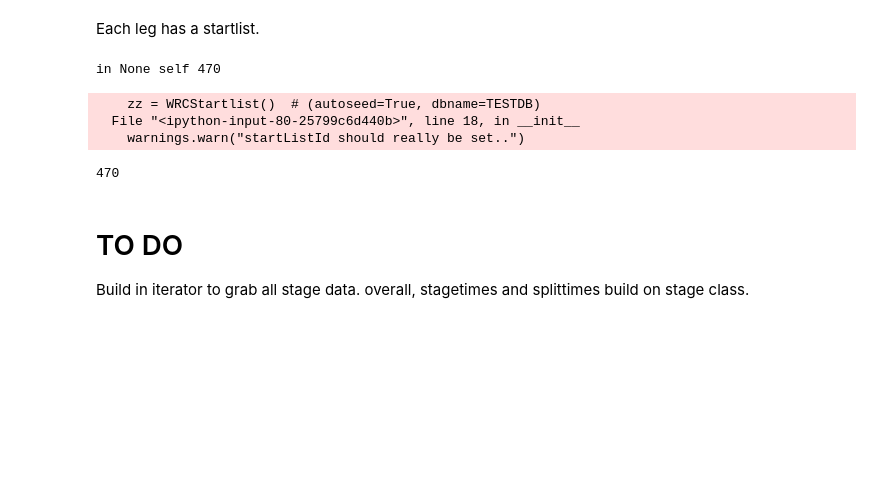
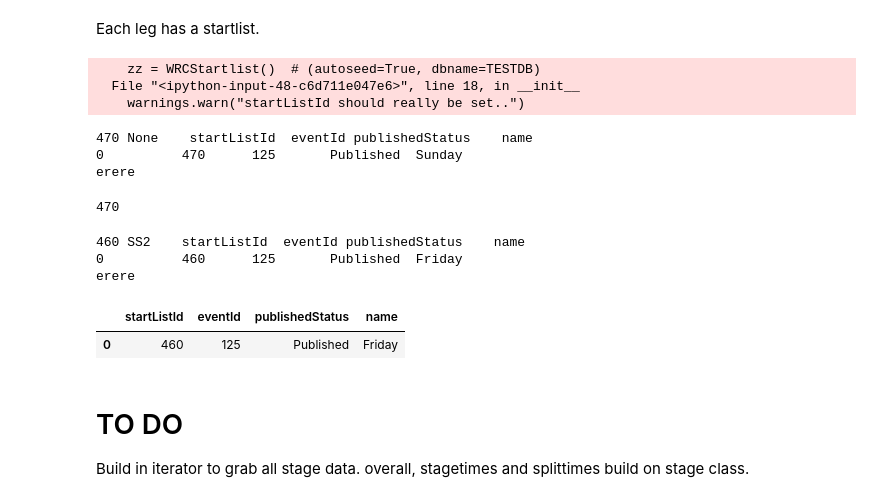
Before and after one commit to psychemedia/WRC_sketches, a Jupyter notebook: doodles/WRC_2020.ipynb, the cells around one changed output. Saved outputs shown, nothing was run; the diff lists cells and outputs as text; code cells hidden in the pictures; blank space fills up the shorter version.

Commit message:
FIx broken logic trying to handle ambiguous startListId

```diff
--- a/doodles/WRC_2020.ipynb
+++ b/doodles/WRC_2020.ipynb
@@ -915,7 +916,7 @@ class WRCStartlist(WRCItinerary):
         """Return a startlistId or look one up."""
         self._checkItinerary()
 
-        if not startListId:
+        if not startListId or not _jsInt(startListId):
             # TO DO - Should we do this?
             #self.startListId = int(self.legs.loc[0, 'startListId'])
             self.startListId = getStartlistId(startListId=startListId,
@@ -926,8 +927,7 @@ class WRCStartlist(WRCItinerary):
     def fetchStartList(self, startListId=None):
         """Get startlist data from API. Add to db if available."""
         self._checkStartListId(startListId)
-        print('in',startListId, 'self',self.startListId)
-        (startList, startListItems) = getStartlist(startListId=self.startListId)
+        (startList, startListItems) = getStartlist(startListId=startListId)
         if _notnull(startList) and _notnull(startListItems):
             self.startList, self.startListItems = startList, startListItems
             self.dbfy([('startList', ['startListId']),
@@ -946,14 +946,24 @@ zz = WRCStartlist()  # (autoseed=True, dbname=TESTDB)
 # zz.fetchStartList()
 zz.startListId#, zz.startListItems
 # %% [output]
-in None self 470
+    zz = WRCStartlist()  # (autoseed=True, dbname=TESTDB)
+  File "<ipython-input-48-c6d711e047e6>", line 18, in __init__
+    warnings.warn("startListId should really be set..")
-    zz = WRCStartlist()  # (autoseed=True, dbname=TESTDB)
-  File "<ipython-input-80-25799c6d440b>", line 18, in __init__
-    warnings.warn("startListId should really be set..")
+470 None    startListId  eventId publishedStatus    name
+0          470      125       Published  Sunday
+erere
 470
 # %%
 #zz.fetchStartLists()
 #zz.startLists
+zz.fetchStartList('SS2')
+zz.startList
+# %% [output]
+460 SS2    startListId  eventId publishedStatus    name
+0          460      125       Published  Friday
+erere
+|  | startListId | eventId | publishedStatus | name |
+| 0 | 460 | 125 | Published | Friday |
 # %%
 class WRCCars(WRCRally_sdb):
     """Class for WRC2020 Cars table."""
```
Also changed, not shown: parts of 3 cells of this notebook, 4 other files.
